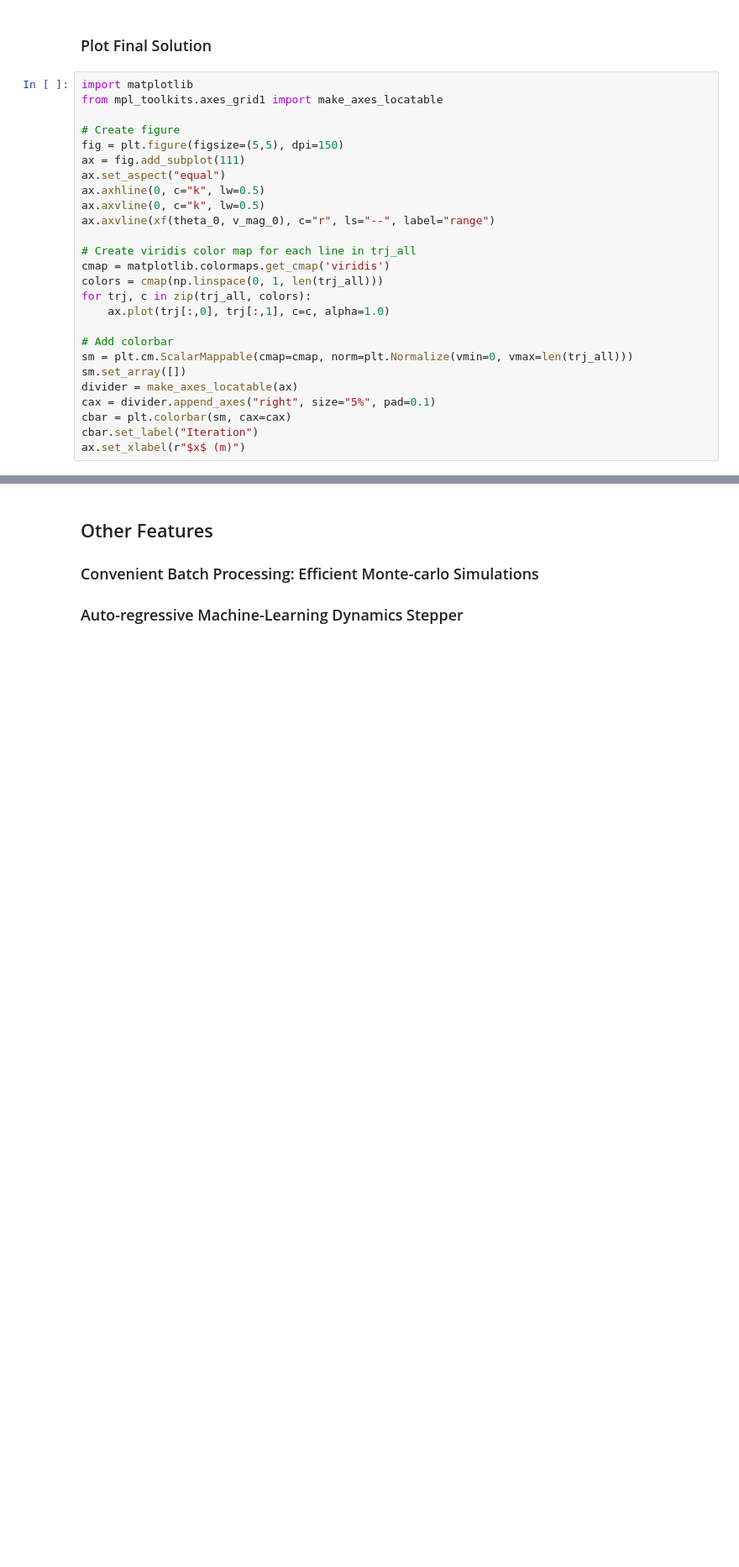
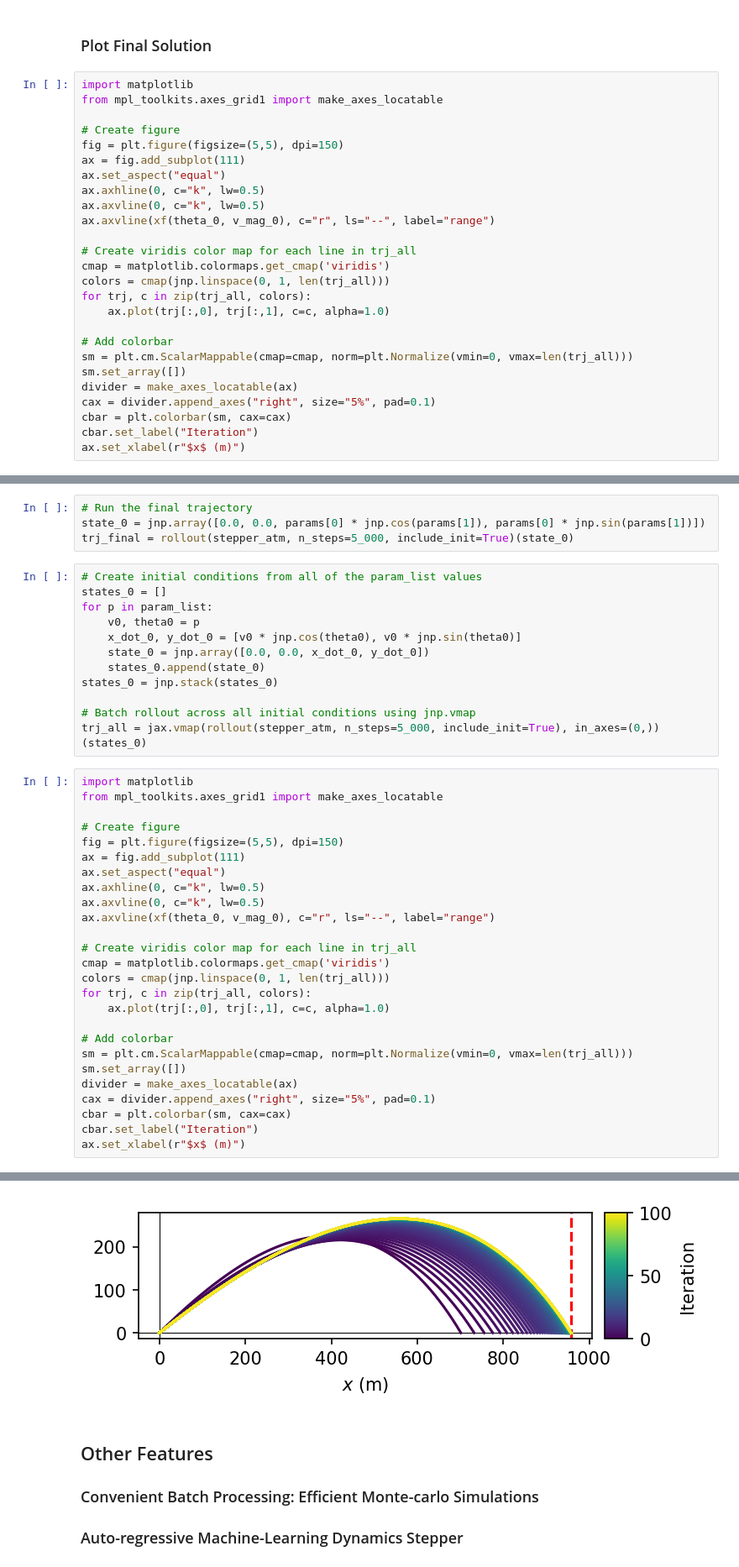
Before and after one commit to JeremyPohly/diffphys, a Jupyter notebook: ballistics.ipynb, the cells around one changed output, grey strips where cells are left out. Shown: that part at 84% size. Saved outputs shown, nothing was run; the diff lists cells and outputs as text; blank space fills up the shorter version.

```diff
--- a/ballistics.ipynb
+++ b/ballistics.ipynb
@@ -321,7 +323,7 @@ ax.axvline(xf(theta_0, v_mag_0), c="r", ls="--", label="range")
 
 # Create viridis color map for each line in trj_all
 cmap = matplotlib.colormaps.get_cmap('viridis')
-colors = cmap(np.linspace(0, 1, len(trj_all)))
+colors = cmap(jnp.linspace(0, 1, len(trj_all)))
 for trj, c in zip(trj_all, colors):
     ax.plot(trj[:,0], trj[:,1], c=c, alpha=1.0)
 
@@ -369,0 +402,43 @@ Text(0.5, 0, '$x$ (m)')
+# %%
+# Run the final trajectory
+state_0 = jnp.array([0.0, 0.0, params[0] * jnp.cos(params[1]), params[0] * jnp.sin(params[1])])
+trj_final = rollout(stepper_atm, n_steps=5_000, include_init=True)(state_0)
+# %%
+# Create initial conditions from all of the param_list values
+states_0 = []
+for p in param_list:
+    v0, theta0 = p
+    x_dot_0, y_dot_0 = [v0 * jnp.cos(theta0), v0 * jnp.sin(theta0)]
+    state_0 = jnp.array([0.0, 0.0, x_dot_0, y_dot_0])
+    states_0.append(state_0)
+states_0 = jnp.stack(states_0)
+
+# Batch rollout across all initial conditions using jnp.vmap
+trj_all = jax.vmap(rollout(stepper_atm, n_steps=5_000, include_init=True), in_axes=(0,))(states_0)
+# %%
+import matplotlib
+from mpl_toolkits.axes_grid1 import make_axes_locatable
+
+# Create figure
+fig = plt.figure(figsize=(5,5), dpi=150)
+ax = fig.add_subplot(111)
+ax.set_aspect("equal")
+ax.axhline(0, c="k", lw=0.5)
+ax.axvline(0, c="k", lw=0.5)
+ax.axvline(xf(theta_0, v_mag_0), c="r", ls="--", label="range")
+
+# Create viridis color map for each line in trj_all
+cmap = matplotlib.colormaps.get_cmap('viridis')
+colors = cmap(jnp.linspace(0, 1, len(trj_all)))
+for trj, c in zip(trj_all, colors):
+    ax.plot(trj[:,0], trj[:,1], c=c, alpha=1.0)
+
+# Add colorbar
+sm = plt.cm.ScalarMappable(cmap=cmap, norm=plt.Normalize(vmin=0, vmax=len(trj_all)))
+sm.set_array([])
+divider = make_axes_locatable(ax)
+cax = divider.append_axes("right", size="5%", pad=0.1)
+cbar = plt.colorbar(sm, cax=cax)
+cbar.set_label("Iteration")
+ax.set_xlabel(r"$x$ (m)")
+# %% [output]
@@ -370,3 +446,4 @@ Text(0.5, 0, '$x$ (m)')
+[figure, added]
 # %% [markdown]
 ## Other Features
 
```
Also changed, not shown: parts of 9 cells of this notebook.
